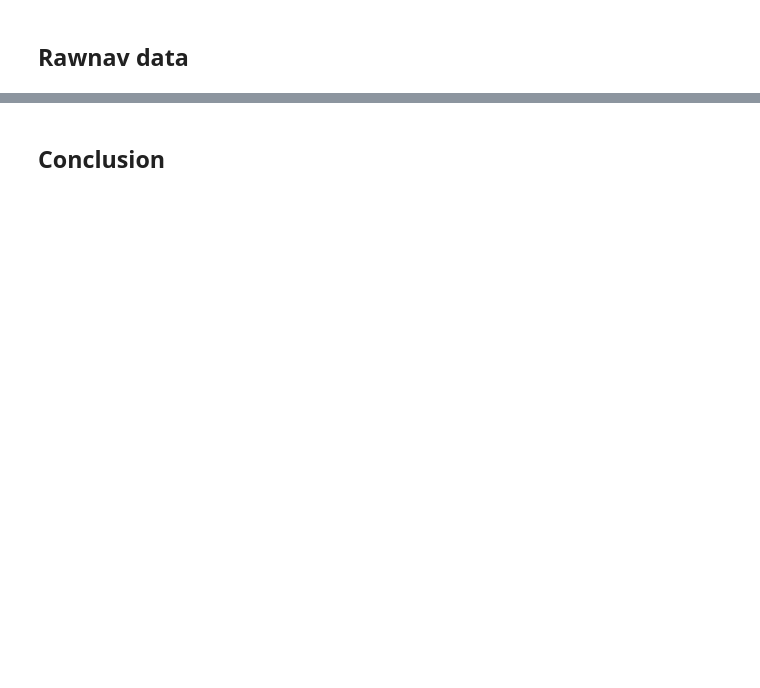
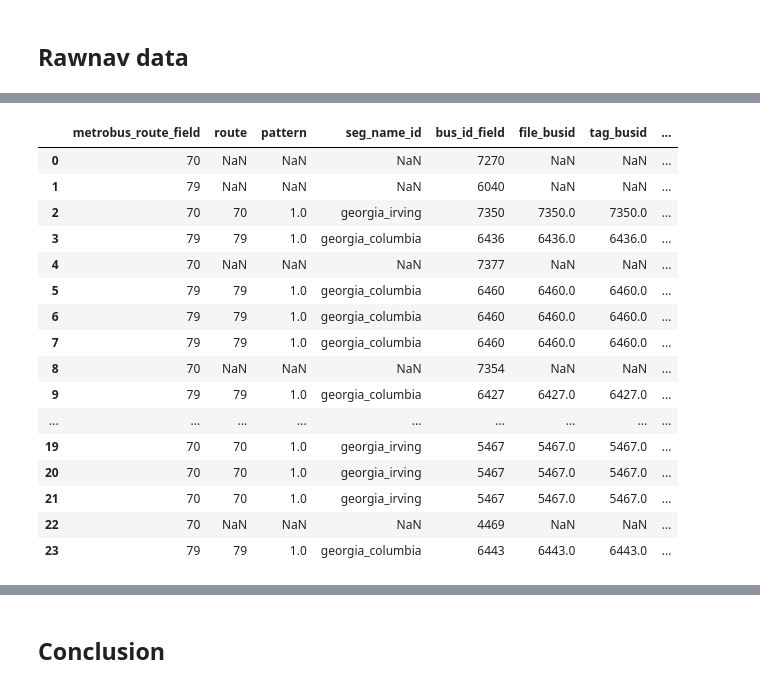
Before and after one commit to wmata-plan/WMATA_AVL, a Jupyter notebook: analysis/exploratory/03_Compare_rawnav_to_field_data.ipynb, the cells around one changed output, grey strips where cells are left out. Saved outputs shown, nothing was run; the diff lists cells and outputs as text; code cells hidden in the pictures; blank space fills up the shorter version.

```diff
--- a/analysis/exploratory/03_Compare_rawnav_to_field_data.ipynb
+++ b/analysis/exploratory/03_Compare_rawnav_to_field_data.ipynb
@@ -126,0 +175,11 @@ field_dict['Georgia & Columbia']
+# %%
+path_summary_rawnav = os.path.join(path_processed_data,"rawnav_summary.xlsx")
+rawnav_summary = pd.read_excel(path_summary_rawnav,index_col=0)
+
+analysis_routes = ['S1', 'S2', 'S4', 'S9', '70', '79', '64', 'G8', 'D32', 'H1', 'H2', 'H3', 'H4','H8','W47']
+analysis_days = ['Monday','Tuesday','Wednesday','Thursday','Friday','Saturday','Sunday']
+rawnav_summary = wr.read_cleaned_rawnav(
+                analysis_routes_ = analysis_routes,
+                analysis_days_ = analysis_days,
+                path = os.path.join(path_processed_data, "rawnav_summary.parquet"))
+rawnav_summary.head()
@@ -126,0 +210,6 @@ field_dict['Georgia & Columbia']
+# %%
+path_stop_rawnav = os.path.join(path_processed_data,"rawnav_stop_areas")
+rawnav_stop_area_georgia_columbia_1 = pd.read_csv(os.path.join(path_stop_rawnav,'ourpoints_georgia_irving.csv'),index_col=0)
+rawnav_stop_area_georgia_columbia_2 = pd.read_csv(os.path.join(path_stop_rawnav,'ourpoints_georgia_columbia.csv'),index_col=0)
+rawnav_stop_area_georgia_columbia = pd.concat([rawnav_stop_area_georgia_columbia_1,rawnav_stop_area_georgia_columbia_2])
+rawnav_stop_area_georgia_columbia.sample(5)
@@ -126,0 +225,8 @@ field_dict['Georgia & Columbia']
+# %%
+def reorder_col(dat):
+    first_cols = ['metrobus_route_field','route','pattern','seg_name_id','bus_id_field','file_busid','tag_busid',
+                'time_entered_stop_zone_field','qjump_date_time','diff_field_rawnav_approx_time','dwell_time_field',
+                'dwell_time','diff_field_rawnav_dwell_time','total_time_at_intersection_field',
+                'tot_time_stop_to_150_ft','diff_field_rawnav_tot_int_clear_time']
+    reindex_col = first_cols + [ col for col in dat.columns if col not in first_cols]
+    return reindex_col
@@ -126,0 +272,28 @@ field_dict['Georgia & Columbia']
+# %%
+field_rawnav_qjump_georgia_columbia = combine_field_rawnav_dat(
+    field_df =field_qjump_georgia_columbia,
+    rawnav_stop_area_df =rawnav_stop_area_georgia_columbia,
+    rawnav_summary_df =rawnav_summary,
+    field_obs_time = ('7:00', '9:10')
+)
+
+field_rawnav_qjump_georgia_columbia = field_rawnav_qjump_georgia_columbia.reindex(reorder_col(field_rawnav_qjump_georgia_columbia),axis=1)
+field_rawnav_qjump_georgia_columbia.iloc[:,0:16]
+# %% [output]
+|  | metrobus_route_field | route | pattern | seg_name_id | bus_id_field | file_busid | tag_busid | ... |
+| 0 | 70 | NaN | NaN | NaN | 7270 | NaN | NaN | ... |
+| 1 | 79 | NaN | NaN | NaN | 6040 | NaN | NaN | ... |
+| 2 | 70 | 70 | 1.0 | georgia_irving | 7350 | 7350.0 | 7350.0 | ... |
+| 3 | 79 | 79 | 1.0 | georgia_columbia | 6436 | 6436.0 | 6436.0 | ... |
+| 4 | 70 | NaN | NaN | NaN | 7377 | NaN | NaN | ... |
+| 5 | 79 | 79 | 1.0 | georgia_columbia | 6460 | 6460.0 | 6460.0 | ... |
+| 6 | 79 | 79 | 1.0 | georgia_columbia | 6460 | 6460.0 | 6460.0 | ... |
+| 7 | 79 | 79 | 1.0 | georgia_columbia | 6460 | 6460.0 | 6460.0 | ... |
+| 8 | 70 | NaN | NaN | NaN | 7354 | NaN | NaN | ... |
+| 9 | 79 | 79 | 1.0 | georgia_columbia | 6427 | 6427.0 | 6427.0 | ... |
+| ... | ... | ... | ... | ... | ... | ... | ... | ... |
+| 19 | 70 | 70 | 1.0 | georgia_irving | 5467 | 5467.0 | 5467.0 | ... |
+| 20 | 70 | 70 | 1.0 | georgia_irving | 5467 | 5467.0 | 5467.0 | ... |
+| 21 | 70 | 70 | 1.0 | georgia_irving | 5467 | 5467.0 | 5467.0 | ... |
+| 22 | 70 | NaN | NaN | NaN | 4469 | NaN | NaN | ... |
+| 23 | 79 | 79 | 1.0 | georgia_columbia | 6443 | 6443.0 | 6443.0 | ... |
```
Also changed, not shown: parts of 39 cells of this notebook, 7 other files.
